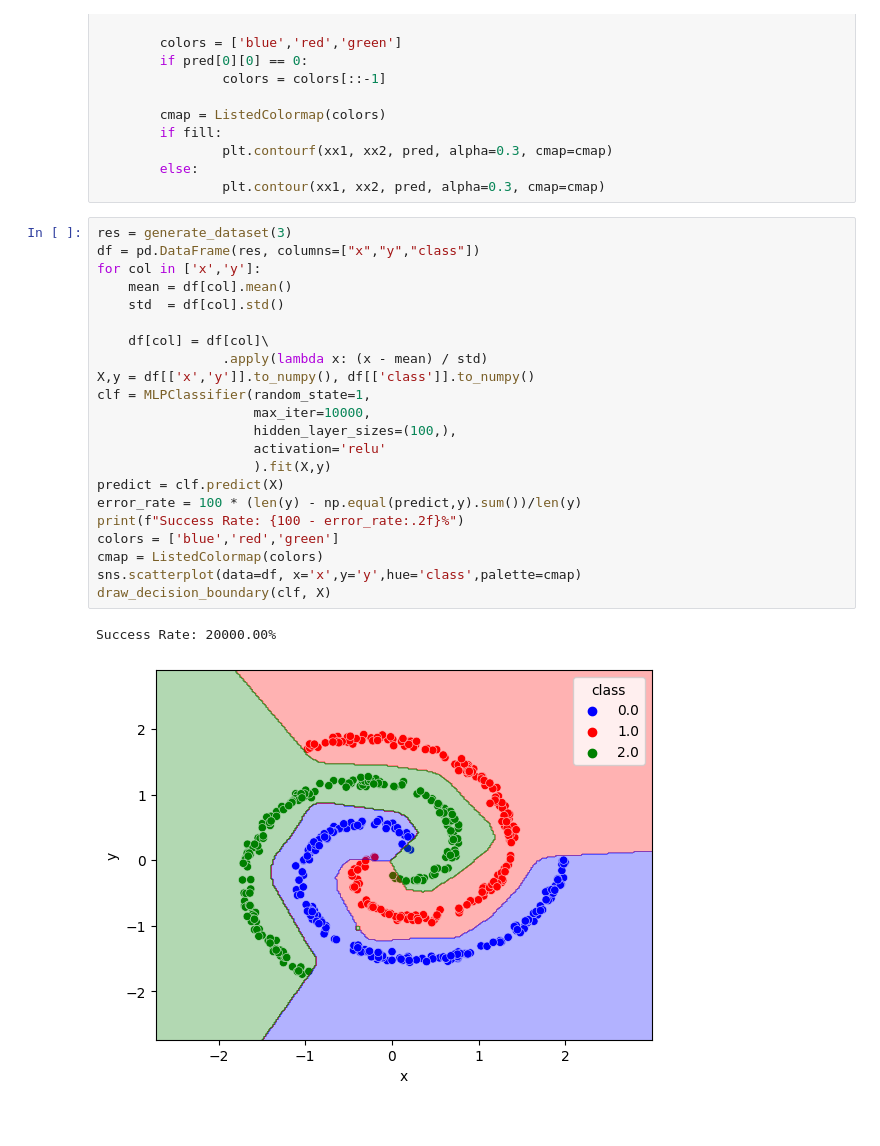
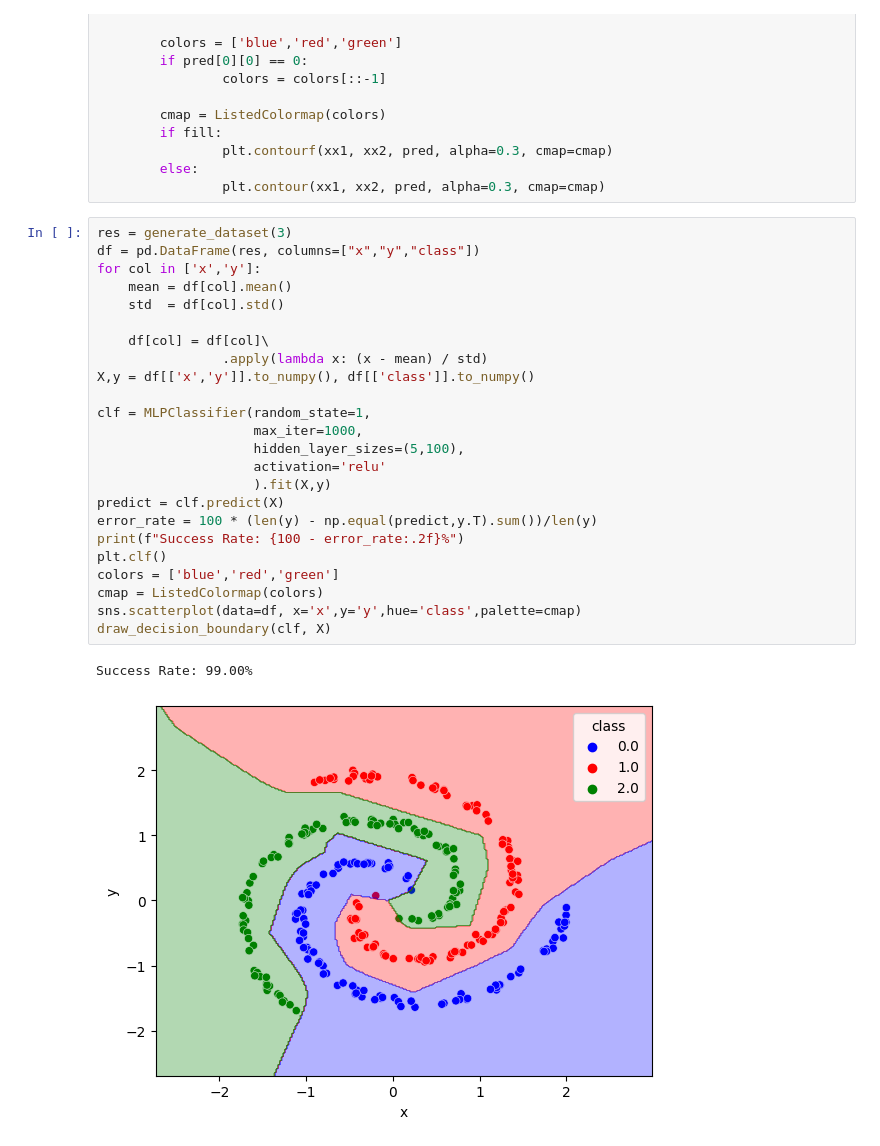
Before and after one commit to UlascanErsoy/ECEN427-TAMU, a Jupyter notebook: spiral_dataset/mlp.ipynb, the cells around one changed output. Cells and saved outputs as stored; diff of their text form.

```diff
--- a/spiral_dataset/mlp.ipynb
+++ b/spiral_dataset/mlp.ipynb
@@ -70,25 +70,27 @@ def draw_decision_boundary(model,
 # %%
 res = generate_dataset(3)
 df = pd.DataFrame(res, columns=["x","y","class"])
 for col in ['x','y']:
     mean = df[col].mean()
     std  = df[col].std()
 
     df[col] = df[col]\
                 .apply(lambda x: (x - mean) / std)
 X,y = df[['x','y']].to_numpy(), df[['class']].to_numpy()
+
 clf = MLPClassifier(random_state=1,
-                    max_iter=10000,
-                    hidden_layer_sizes=(100,),
+                    max_iter=1000,
+                    hidden_layer_sizes=(5,100),
                     activation='relu'
                     ).fit(X,y)
 predict = clf.predict(X)
-error_rate = 100 * (len(y) - np.equal(predict,y).sum())/len(y)
+error_rate = 100 * (len(y) - np.equal(predict,y.T).sum())/len(y)
 print(f"Success Rate: {100 - error_rate:.2f}%")
+plt.clf()
 colors = ['blue','red','green']
 cmap = ListedColormap(colors)
 sns.scatterplot(data=df, x='x',y='y',hue='class',palette=cmap)
 draw_decision_boundary(clf, X)
 # %% [output]
-Success Rate: 20000.00%
+Success Rate: 99.00%
-[figure, old version]
+[figure, new version]
```
Also changed, not shown: 1 other file.
